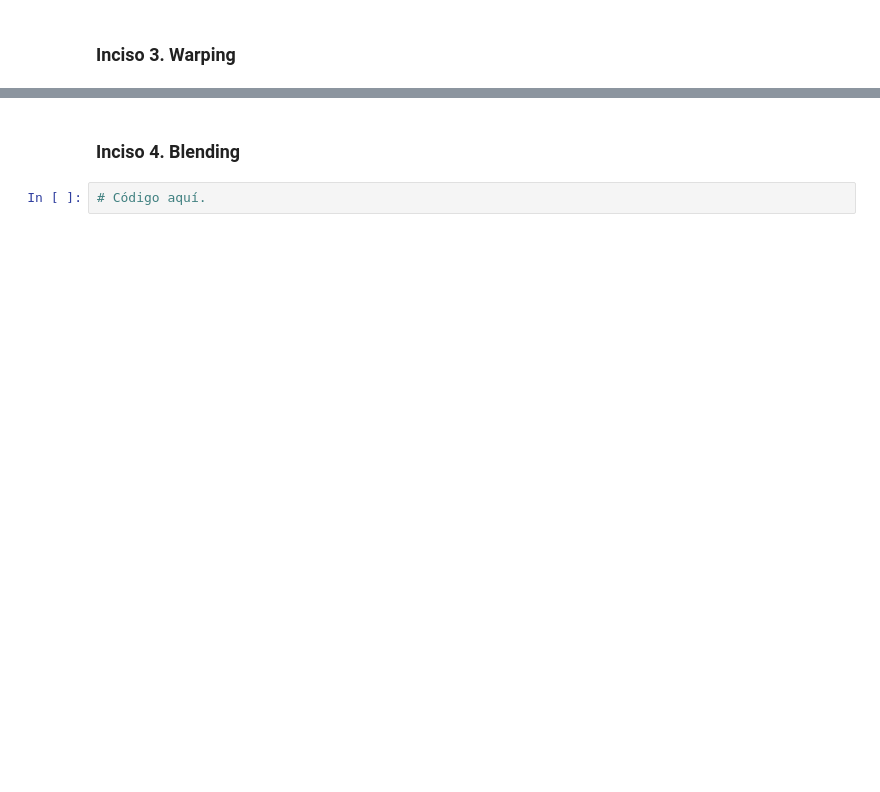
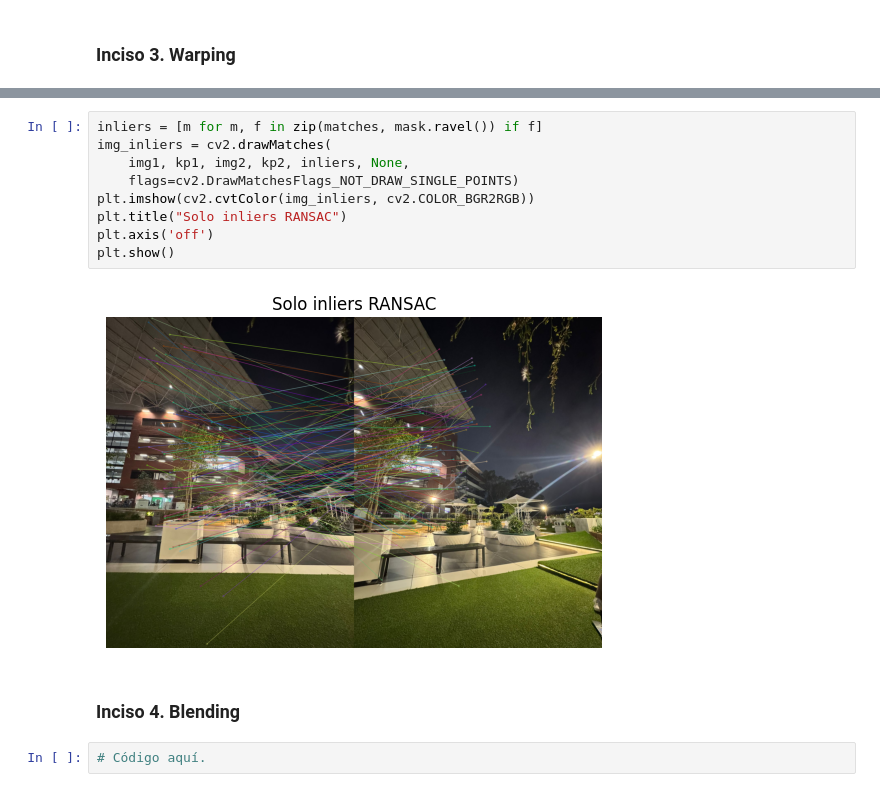
Before and after one commit to MarioGuerra21008/panoramicImages_CV, a Jupyter notebook: panoramicImages.ipynb, the cells around one changed output, grey strips where cells are left out. Saved outputs shown, nothing was run; the diff lists cells and outputs as text; blank space fills up the shorter version.

```diff
--- a/panoramicImages.ipynb
+++ b/panoramicImages.ipynb
@@ -131,3 +206,14 @@ plt.show()
+# %%
+inliers = [m for m, f in zip(matches, mask.ravel()) if f]
+img_inliers = cv2.drawMatches(
+    img1, kp1, img2, kp2, inliers, None,
+    flags=cv2.DrawMatchesFlags_NOT_DRAW_SINGLE_POINTS)
+plt.imshow(cv2.cvtColor(img_inliers, cv2.COLOR_BGR2RGB))
+plt.title("Solo inliers RANSAC")
+plt.axis('off')
+plt.show()
+# %% [output]
+[figure, added]
 # %% [markdown]
 ### Inciso 4. Blending
 # %%
```
Also changed, not shown: parts of 4 cells of this notebook, 8 other files.
